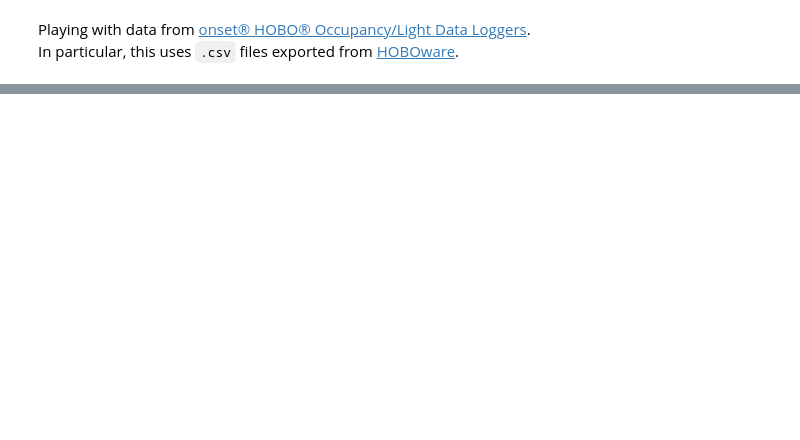
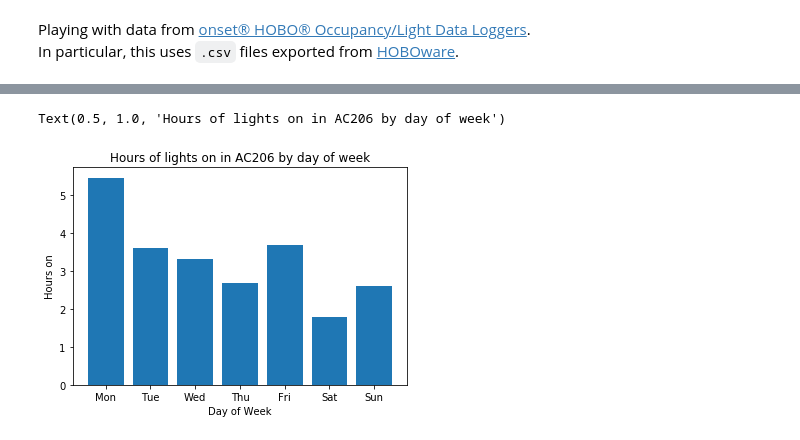
Before and after one commit to newsch/acreboot, a Jupyter notebook: hobo_sample.ipynb, the cells around one changed output, grey strips where cells are left out. Drawn from its saved outputs; the diff is of its cells as text; code cells hidden in the pictures; blank space fills up the shorter version.

```diff
--- a/hobo_sample.ipynb
+++ b/hobo_sample.ipynb
@@ -56,0 +95,3 @@ fig.patch.set_facecolor('white')  # needed for dark theme https://stackoverflow.
+# %%
+light = data[~data['Light'].isnull()].copy()
+occupancy = data[~data['Occupancy'].isnull()]
@@ -56,0 +115,2 @@ fig.patch.set_facecolor('white')  # needed for dark theme https://stackoverflow.
+# %%
+light['delta'] = ser_diff = light.index.to_series().diff()  # calculate differences between times
@@ -56,0 +131,5 @@ fig.patch.set_facecolor('white')  # needed for dark theme https://stackoverflow.
+# %%
+light['weekday'] = light.index.dayofweek
+# %%
+lights_on = light[light['Light'] > 0].groupby('weekday')['delta'].agg('sum')
+lights_on
@@ -56,0 +146,13 @@ fig.patch.set_facecolor('white')  # needed for dark theme https://stackoverflow.
+# %%
+fig = plt.figure()
+plt.bar(
+    lights_on.index,
+    lights_on / (6*7*np.timedelta64(1, 'h')),
+)
+plt.xticks(range(7), ['Mon', 'Tue', 'Wed', 'Thu', 'Fri', 'Sat', 'Sun'])
+plt.xlabel('Day of Week')
+plt.ylabel('Hours on')
+plt.title('Hours of lights on in AC206 by day of week')
+# %% [output]
+Text(0.5, 1.0, 'Hours of lights on in AC206 by day of week')
+[figure, added]
```
Also changed, not shown: parts of 19 cells of this notebook.
